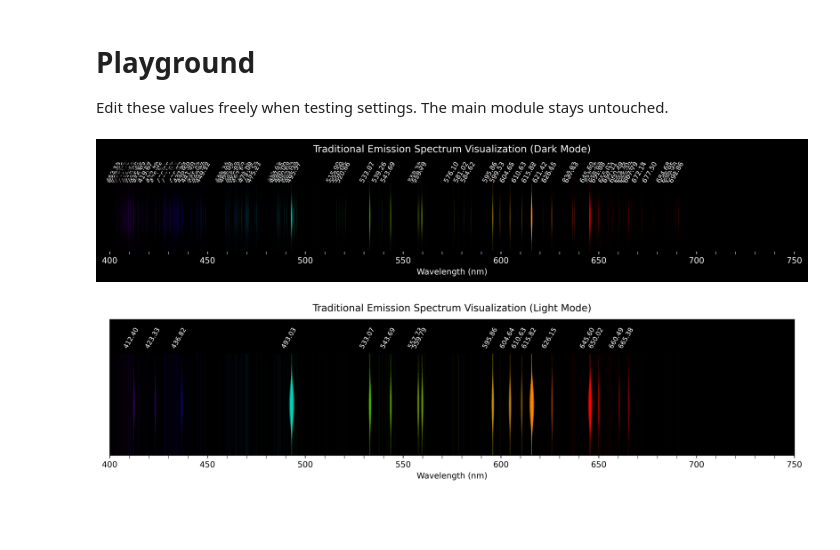
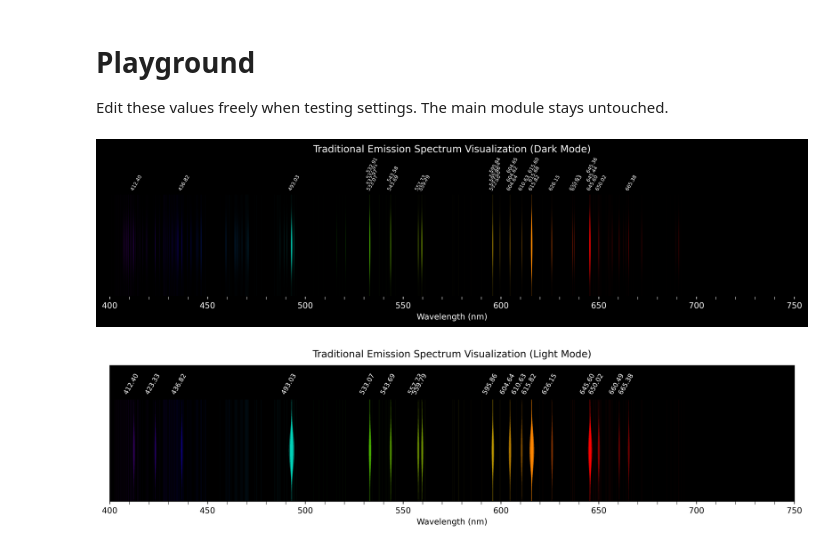
Before and after one commit to idontwantausername609/Spectrum-Renderer, a Jupyter notebook: Colab Based App/colab_renderer_playground.ipynb, the cells around one changed output. Saved outputs shown, nothing was run; the diff lists cells and outputs as text; code cells hidden in the pictures; blank space fills up the shorter version.

```diff
--- a/Colab Based App/colab_renderer_playground.ipynb
+++ b/Colab Based App/colab_renderer_playground.ipynb
@@ -407,7 +458,7 @@ def plot_emission_spectrum(
     prominence_percentage=0.12,
     x_min=400,
     x_max=750,
-    fig_size=(15, 2),
+    fig_size=(15, 3),
     min_brightness=0.1,
     save_path=None,
     min_needle_max_width_nm=0.2,
@@ -422,6 +473,8 @@ def plot_emission_spectrum(
     max_needle_y_scale=0.8,
     peak_wavelengths=None,
     apply_descriptor_adjustments=False,
+    show_peak_labels=True,
+    label_min_normalized_intensity=0.20,
 ):
     # Resolve column names at runtime (accept many common aliases)
     if nm_col is None:
@@ -532,6 +585,22 @@ def plot_emission_spectrum(
             peak_wavelengths=peak_wavelengths,
         )
 
+                # --- compute per-peak label Y positions to avoid overlap ---
+        peak_nms = [float(df_plot_data.iloc[i][nm_col]) for i in peaks]
+        peak_ints = [float(df_plot_data.iloc[i]['Normalized_Intensity']) for i in peaks]
+        try:
+            label_ys = compute_label_positions(
+                peak_nms,
+                intensities=peak_ints,
+                base_y=peak_label_y_position,
+                min_sep_nm=0.4,   # tune: nm distance considered "collision"
+                y_step=0.08,     # tune: vertical step between stacked labels
+                method="prefer_stronger_top",
+                max_y=0.90,
+            )
+        except Exception:
+            label_ys = [peak_label_y_position] * len(peaks)
+
     # Create the plot (use explicit Figure/Axis to avoid side-effects)
     fig, ax = plt.subplots(figsize=fig_size)
 
@@ -587,7 +656,7 @@ def plot_emission_spectrum(
         ax.fill_betweenx(_bg_y, _x_left, _x_right, facecolor=_color, alpha=0.28, edgecolor='none', linewidth=0, zorder=0)
 
     # Plot sharp distinct lines for each identified peak using fill_betweenx for needle shape
-    for peak_index in peaks:
+    for j, peak_index in enumerate(peaks):
         peak_nm = df_plot_data.iloc[peak_index][nm_col]
         peak_normalized_intensity = df_plot_data.iloc[peak_index]['Normalized_Intensity']
 
@@ -660,19 +729,12 @@ def plot_emission_spectrum(
         )
 
         # Add text label for the peak wavelength with rotation and stroke for readability
-        ax.text(
-            peak_nm,
-            peak_label_y_position,
-            f'{peak_nm:.2f}',
-            color='white',
-            ha='center',
-            va='bottom',
-            fontsize=8,
-            rotation=60,
-            rotation_mode='anchor',
-            zorder=3,
-            path_effects=[pe.withStroke(linewidth=1.5, foreground='black')],
-        )
+        y_for_label = label_ys[j] if j < len(label_ys) else peak_label_y_position
+        should_label = show_peak_labels and peak_normalized_intensity >= label_min_normalized_intensity
+        if should_label:
+            ax.text(peak_nm, y_for_label, f"{peak_nm:.2f}", color="white", ha="left", va="bottom",
+                    fontsize=6, rotation=60, rotation_mode="anchor", zorder=3,
+                    path_effects=[pe.withStroke(linewidth=1.5, foreground="black")])
 
     plt.title(f'Traditional Emission Spectrum Visualization ({mode.capitalize()} Mode)', color=text_color, y=1.0, pad=10)
 
@@ -714,35 +776,35 @@ Edit these values freely when testing settings. The main module stays untouched.
 # %%
 import io
 from IPython.display import Image, display
 
 EXCEL_FILE_PATH = 'oxygen nist 2.xlsx'
 MIN_WAVELENGTH = 400.0
 MAX_WAVELENGTH = 750.0
 LINE_THICKNESS = 0.1
 
 # Example: load and render without editing the source module.
 df = pd.read_excel(EXCEL_FILE_PATH)
 
 fig = plot_emission_spectrum(
     data_df=df,
     prominence_percentage=0.08,
     x_min=MIN_WAVELENGTH,
     x_max=MAX_WAVELENGTH,
     min_needle_max_width_nm=LINE_THICKNESS,
     max_needle_max_width_nm=0.3,
     glow_width_multiplier=1.3,
     glow_alpha=0.35,
     mode='dark',
-    peak_label_y_position=0.85,
+    peak_label_y_position=0.77,
     max_needle_y_scale=0.75,
     )
 
 buf = io.BytesIO()
 fig.savefig(buf, format='png', bbox_inches='tight', dpi=600)
 buf.seek(0)
 display(Image(data=buf.getvalue()))
 # %% [output]
-[figure, old version]
+[figure, new version]
 # %%
 EXCEL_FILE_PATH = 'oxygen nist 2.xlsx'
 MIN_WAVELENGTH = 400.0
```
Also changed, not shown: parts of 3 cells of this notebook, 12 other files.
